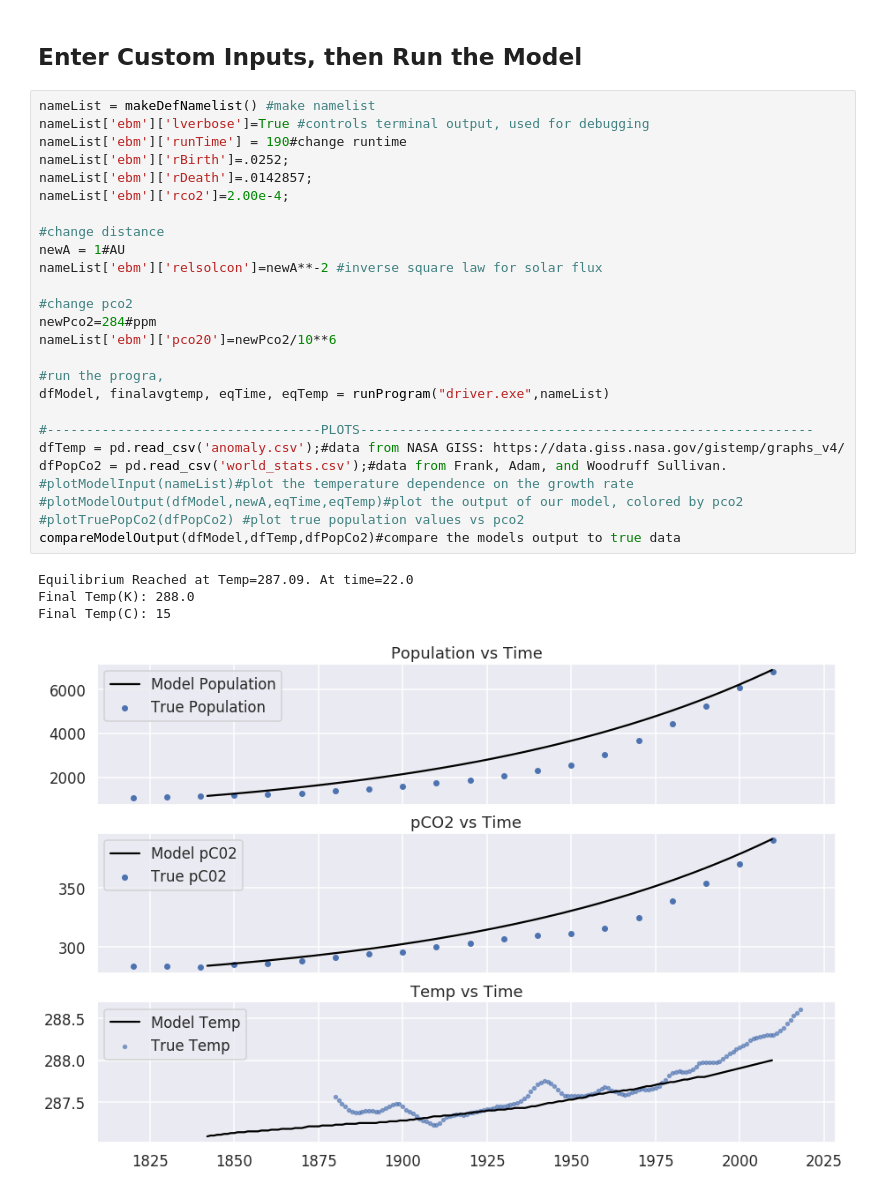
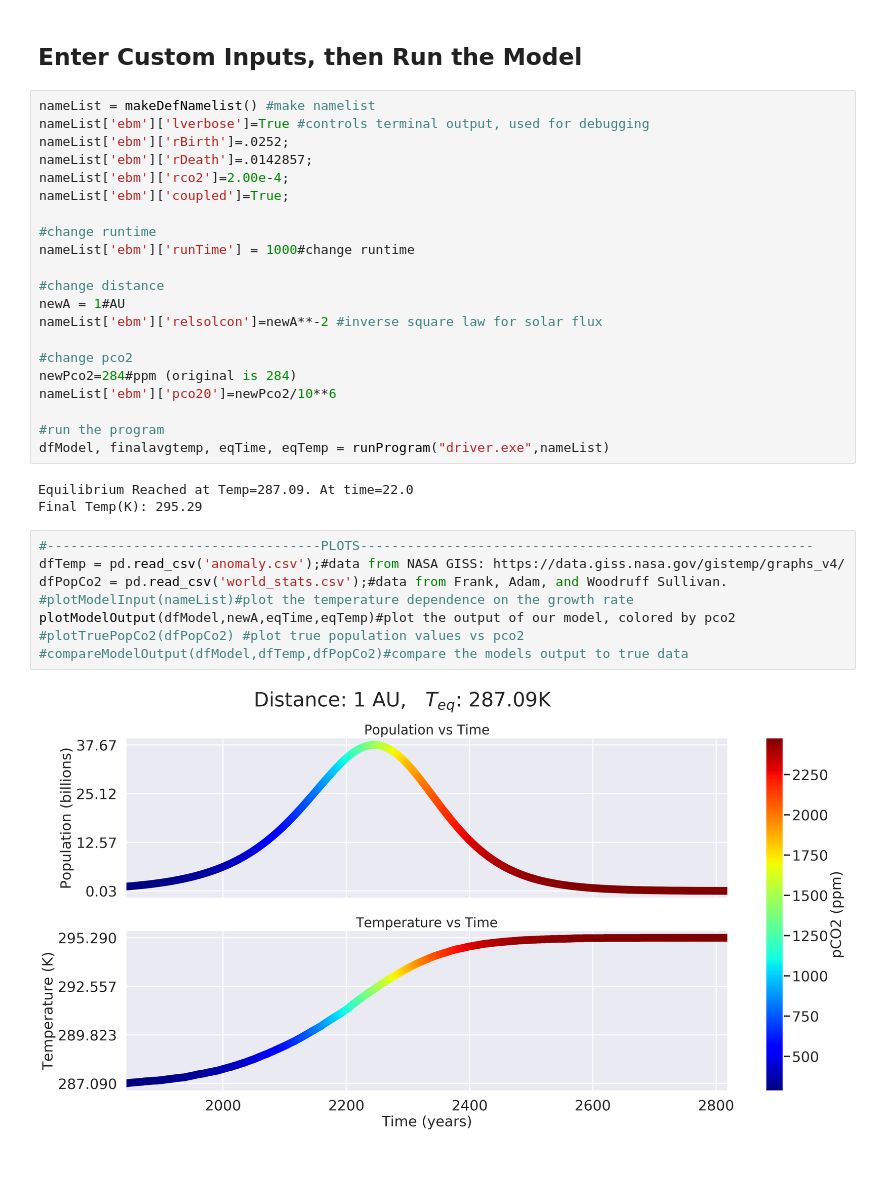
Before and after one commit to ethansav3/coupled_ebm, a Jupyter notebook: model/ebmFinal.ipynb, the cells around one changed output. Cells and saved outputs as stored; diff of their text form; blank space fills up the shorter version.

```diff
--- a/model/ebmFinal.ipynb
+++ b/model/ebmFinal.ipynb
@@ -26,34 +26,37 @@ call("rm -rf tmp*",shell=True)
 dfModel = []#will contain output from our model
 # %% [markdown]
 ## Enter Custom Inputs, then Run the Model
+# %%
+nameList = makeDefNamelist() #make namelist
+nameList['ebm']['lverbose']=True #controls terminal output, used for debugging
+nameList['ebm']['rBirth']=.0252;
+nameList['ebm']['rDeath']=.0142857;
+nameList['ebm']['rco2']=2.00e-4;
+nameList['ebm']['coupled']=True;
+
+#change runtime
+nameList['ebm']['runTime'] = 1000#change runtime
+
+#change distance
+newA = 1#AU
+nameList['ebm']['relsolcon']=newA**-2 #inverse square law for solar flux
+
+#change pco2
+newPco2=284#ppm (original is 284)
+nameList['ebm']['pco20']=newPco2/10**6
+
+#run the program
+dfModel, finalavgtemp, eqTime, eqTemp = runProgram("driver.exe",nameList)
+# %% [output]
+Equilibrium Reached at Temp=287.09. At time=22.0
+Final Temp(K): 295.29
 # %%
-nameList = makeDefNamelist() #make namelist
-nameList['ebm']['lverbose']=True #controls terminal output, used for debugging
-nameList['ebm']['runTime'] = 190#change runtime
-nameList['ebm']['rBirth']=.0252;
-nameList['ebm']['rDeath']=.0142857;
-nameList['ebm']['rco2']=2.00e-4;
-
-#change distance
-newA = 1#AU
-nameList['ebm']['relsolcon']=newA**-2 #inverse square law for solar flux
-
-#change pco2
-newPco2=284#ppm
-nameList['ebm']['pco20']=newPco2/10**6
-
-#run the progra,
-dfModel, finalavgtemp, eqTime, eqTemp = runProgram("driver.exe",nameList)
-
 #-----------------------------------PLOTS----------------------------------------------------------
 dfTemp = pd.read_csv('anomaly.csv');#data from NASA GISS: https://data.giss.nasa.gov/gistemp/graphs_v4/
 dfPopCo2 = pd.read_csv('world_stats.csv');#data from Frank, Adam, and Woodruff Sullivan.
 #plotModelInput(nameList)#plot the temperature dependence on the growth rate
-#plotModelOutput(dfModel,newA,eqTime,eqTemp)#plot the output of our model, colored by pco2
+plotModelOutput(dfModel,newA,eqTime,eqTemp)#plot the output of our model, colored by pco2
 #plotTruePopCo2(dfPopCo2) #plot true population values vs pco2
-compareModelOutput(dfModel,dfTemp,dfPopCo2)#compare the models output to true data
+#compareModelOutput(dfModel,dfTemp,dfPopCo2)#compare the models output to true data
 # %% [output]
-Equilibrium Reached at Temp=287.09. At time=22.0
-Final Temp(K): 288.0
-Final Temp(C): 15
-[figure, old version]
+[figure, new version]
```
Also changed, not shown: 1 other file.
